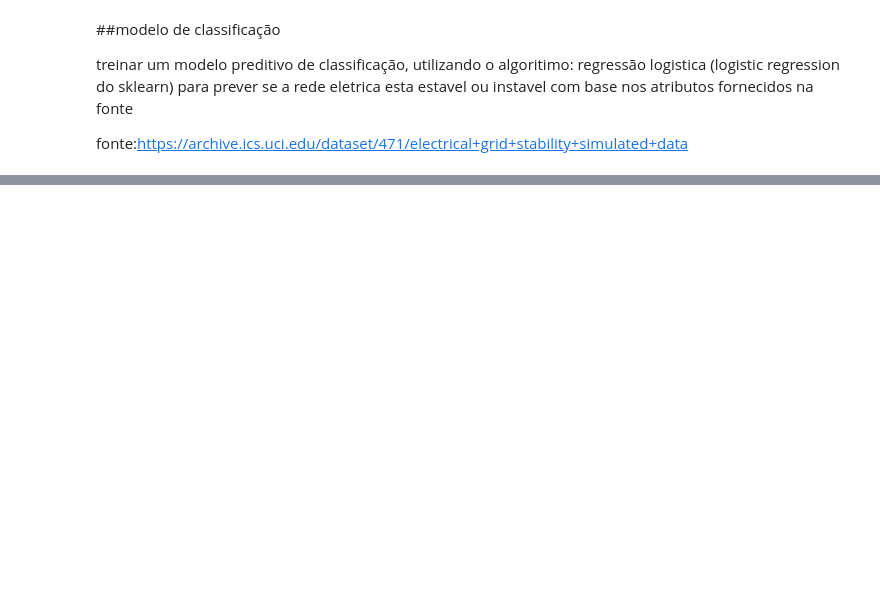
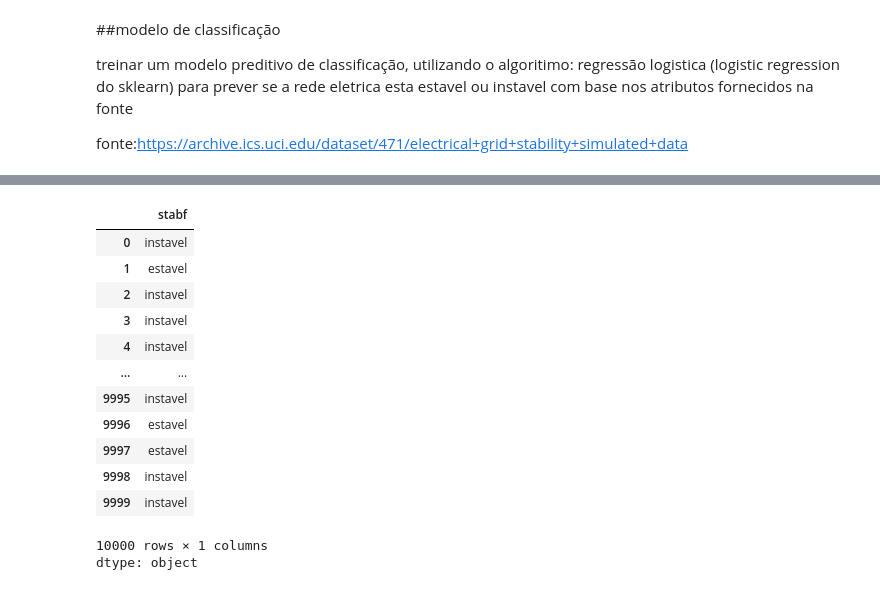
Before and after one commit to junnishiye/SERS_2semestre_checkpoint_2, a Jupyter notebook: Untitlaula_6_SERS_ml_.ipynb, the cells around one changed output, grey strips where cells are left out. Cells and saved outputs as stored; diff of their text form; code cells hidden in the pictures; blank space fills up the shorter version.

```diff
--- a/Untitlaula_6_SERS_ml_.ipynb
+++ b/Untitlaula_6_SERS_ml_.ipynb
@@ -23,0 +107,3 @@ from sklearn.metrics import confusion_matrix
+# %%
+dados['stabf'] = dados['stabf'].replace ({"unstable":"instavel", "stable":"estavel"})
+dados['stabf'].value_counts()
@@ -23,0 +116,20 @@ from sklearn.metrics import confusion_matrix
+# %%
+#dados de saida y ---> target ----> o que vamos prever
+#variavel dependente
+y = dados['stabf']
+y
+# %% [output]
+|  | stabf |
+| 0 | instavel |
+| 1 | estavel |
+| 2 | instavel |
+| 3 | instavel |
+| 4 | instavel |
+| ... | ... |
+| 9995 | instavel |
+| 9996 | estavel |
+| 9997 | estavel |
+| 9998 | instavel |
+| 9999 | instavel |
+10000 rows × 1 columns
+dtype: object
```
Also changed, not shown: parts of 9 cells of this notebook.
